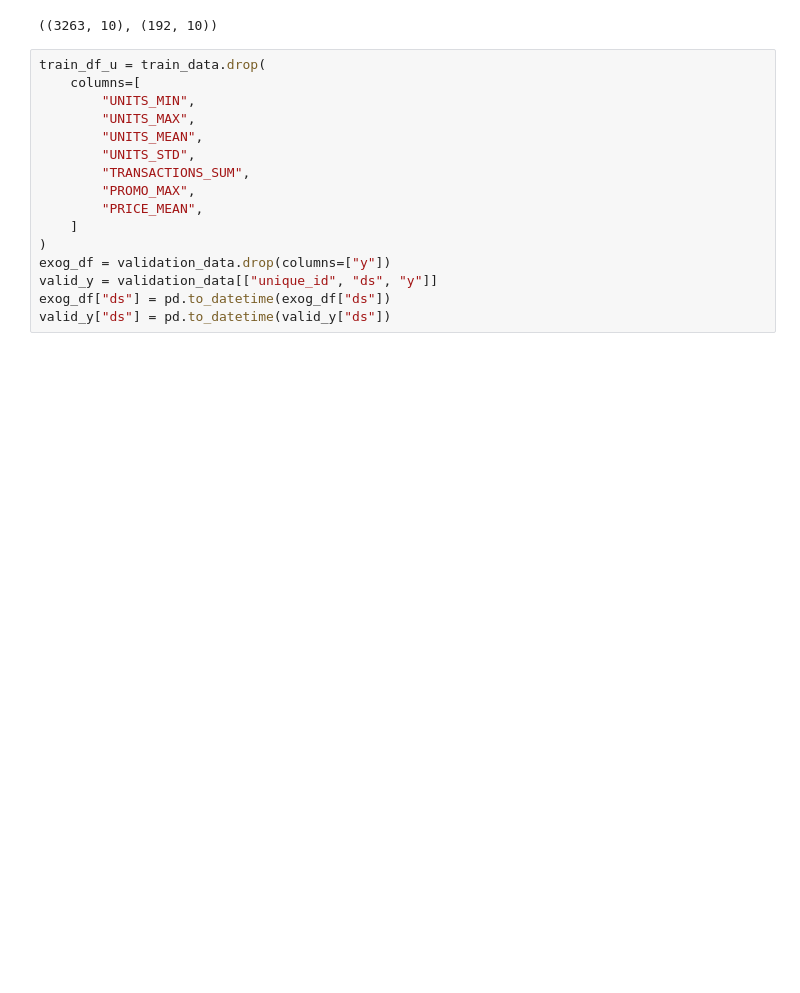
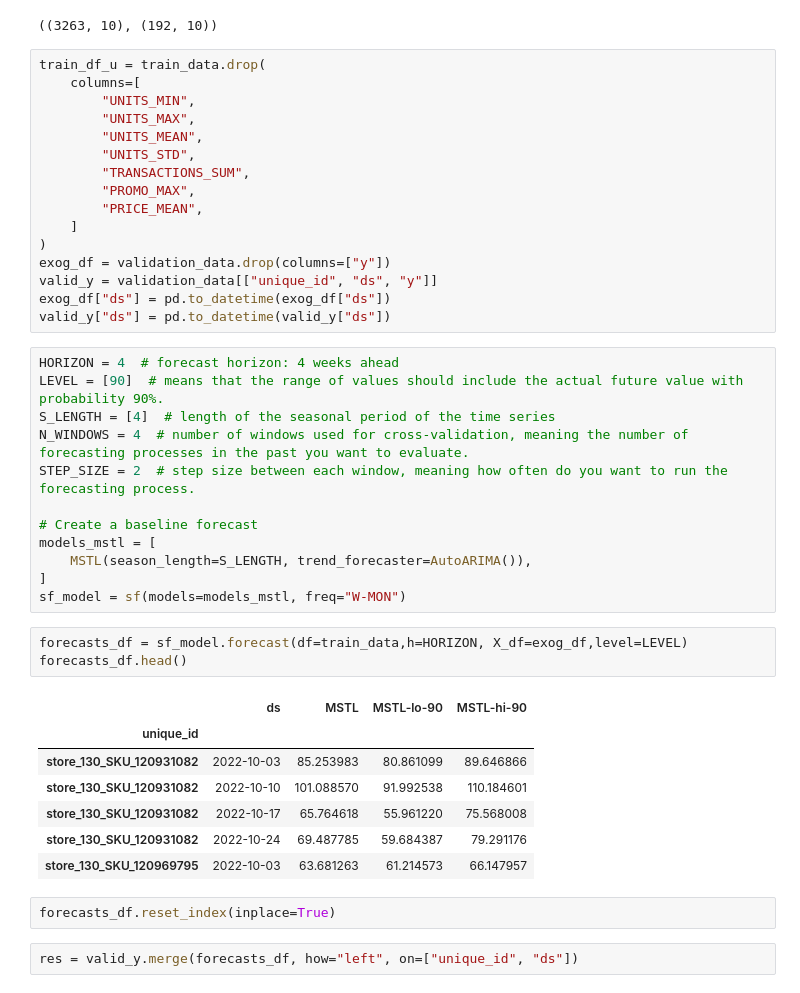
Before and after one commit to emirhansilsupur/supply-chain-analytics-forecasting, a Jupyter notebook: SC_Analytics_Forecasting.ipynb, the cells around one changed output. Cells and saved outputs as stored; diff of their text form; blank space fills up the shorter version.

Commit message:
Implement baseline forecast with MSTL model

```diff
--- a/SC_Analytics_Forecasting.ipynb
+++ b/SC_Analytics_Forecasting.ipynb
@@ -2001,3 +2001,30 @@ exog_df = validation_data.drop(columns=["y"])
 valid_y = validation_data[["unique_id", "ds", "y"]]
 exog_df["ds"] = pd.to_datetime(exog_df["ds"])
 valid_y["ds"] = pd.to_datetime(valid_y["ds"])
+# %%
+HORIZON = 4  # forecast horizon: 4 weeks ahead
+LEVEL = [90]  # means that the range of values should include the actual future value with probability 90%.
+S_LENGTH = [4]  # length of the seasonal period of the time series
+N_WINDOWS = 4  # number of windows used for cross-validation, meaning the number of forecasting processes in the past you want to evaluate.
+STEP_SIZE = 2  # step size between each window, meaning how often do you want to run the forecasting process.
+
+# Create a baseline forecast
+models_mstl = [
+    MSTL(season_length=S_LENGTH, trend_forecaster=AutoARIMA()),
+]
+sf_model = sf(models=models_mstl, freq="W-MON")
+# %%
+forecasts_df = sf_model.forecast(df=train_data,h=HORIZON, X_df=exog_df,level=LEVEL)
+forecasts_df.head()
+# %% [output]
+|  | ds | MSTL | MSTL-lo-90 | MSTL-hi-90 |
+| unique_id |  |  |  |  |
+| store_130_SKU_120931082 | 2022-10-03 | 85.253983 | 80.861099 | 89.646866 |
+| store_130_SKU_120931082 | 2022-10-10 | 101.088570 | 91.992538 | 110.184601 |
+| store_130_SKU_120931082 | 2022-10-17 | 65.764618 | 55.961220 | 75.568008 |
+| store_130_SKU_120931082 | 2022-10-24 | 69.487785 | 59.684387 | 79.291176 |
+| store_130_SKU_120969795 | 2022-10-03 | 63.681263 | 61.214573 | 66.147957 |
+# %%
+forecasts_df.reset_index(inplace=True)
+# %%
+res = valid_y.merge(forecasts_df, how="left", on=["unique_id", "ds"])
```
Also changed, not shown: parts of 4 cells of this notebook.
